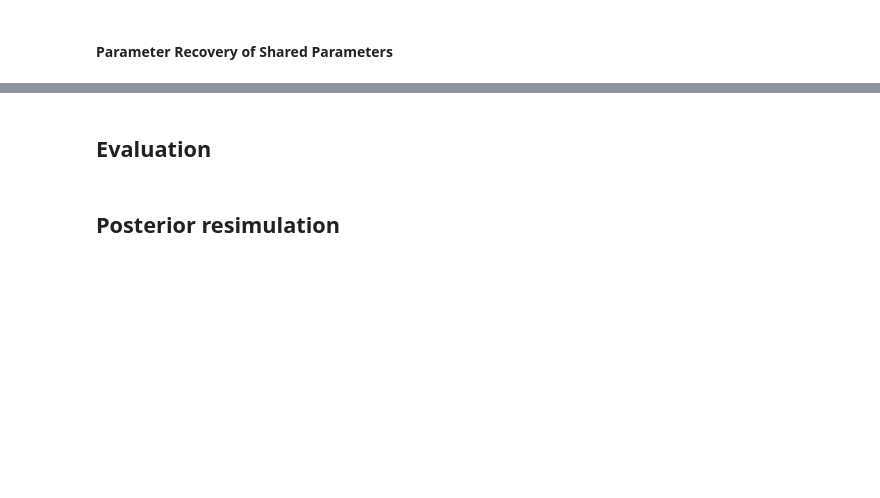
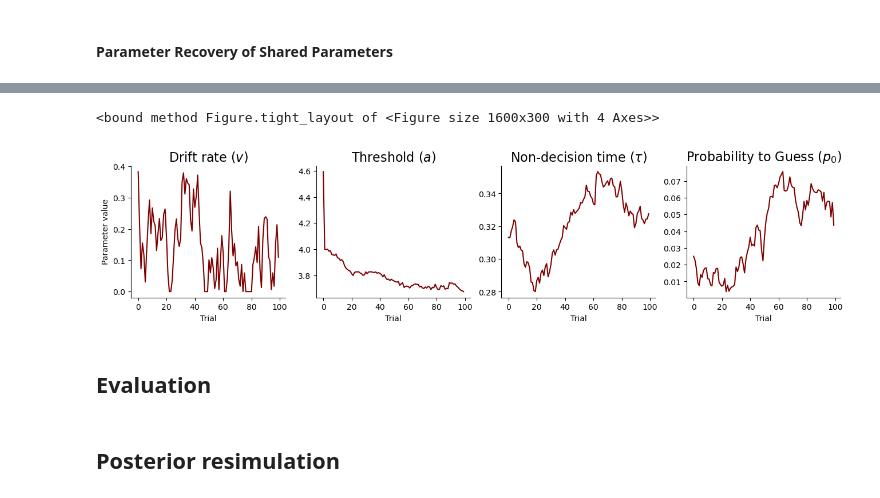
Before and after one commit to smiplab/sub-oi-dm, a Jupyter notebook: application/2afc_task/notebook/2afc_experiment.ipynb, the cells around one changed output, grey strips where cells are left out. Drawn from its saved outputs; the diff is of its cells as text; code cells hidden in the pictures; blank space fills up the shorter version.

```diff
--- a/application/2afc_task/notebook/2afc_experiment.ipynb
+++ b/application/2afc_task/notebook/2afc_experiment.ipynb
@@ -239,3 +261,16 @@ print(post_mad)
+# %%
+f, axarr = plt.subplots(1, 4, figsize=(16, 3))
+for i, ax in enumerate(axarr.flat):
+    ax.plot(time_steps, ddm_parameters[:, i], color='maroon')
+    ax.set_title(f'{LOCAL_PARAM_LABELS[i]} (${LOCAL_PARAM_NAMES[i]}$)', fontsize=16)
+    if i == 0:
+        ax.set_ylabel("Parameter value")
+    ax.set_xlabel("Trial")
+sns.despine()
+f.tight_layout
+# %% [output]
+<bound method Figure.tight_layout of <Figure size 1600x300 with 4 Axes>>
+[figure, added]
 # %% [markdown]
 ## Evaluation
 # %%
```
Also changed, not shown: parts of 10 cells of this notebook.
